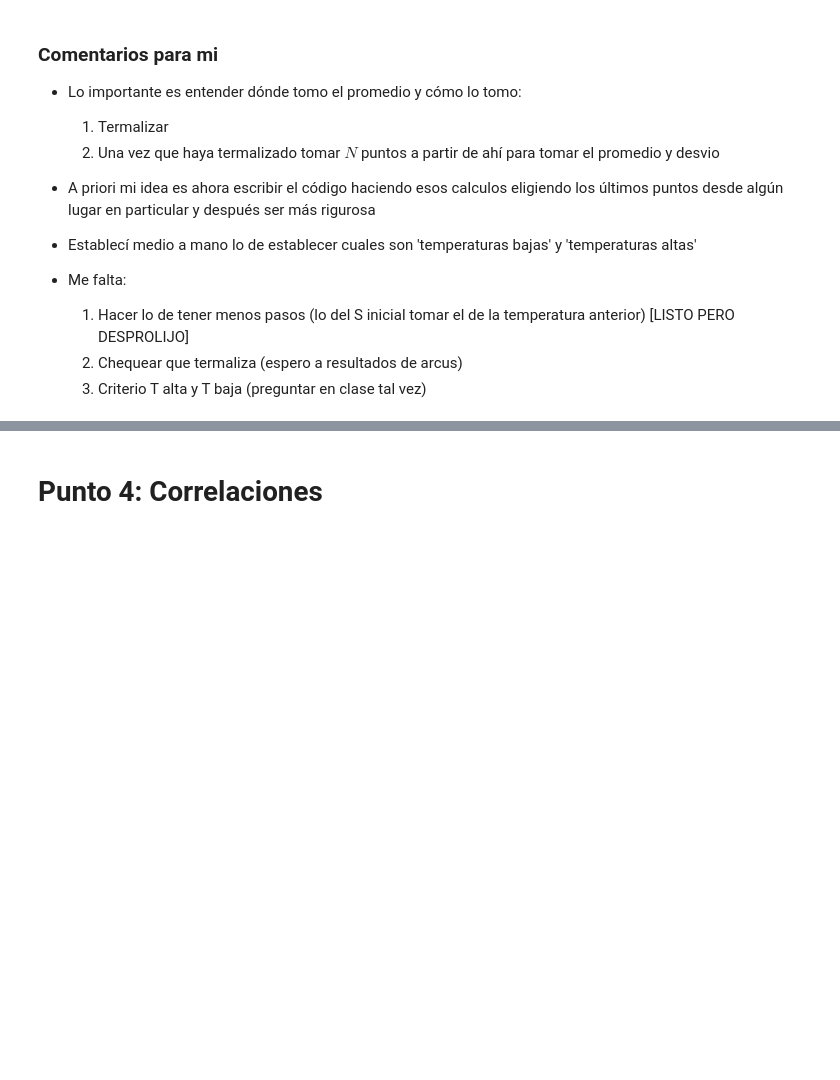
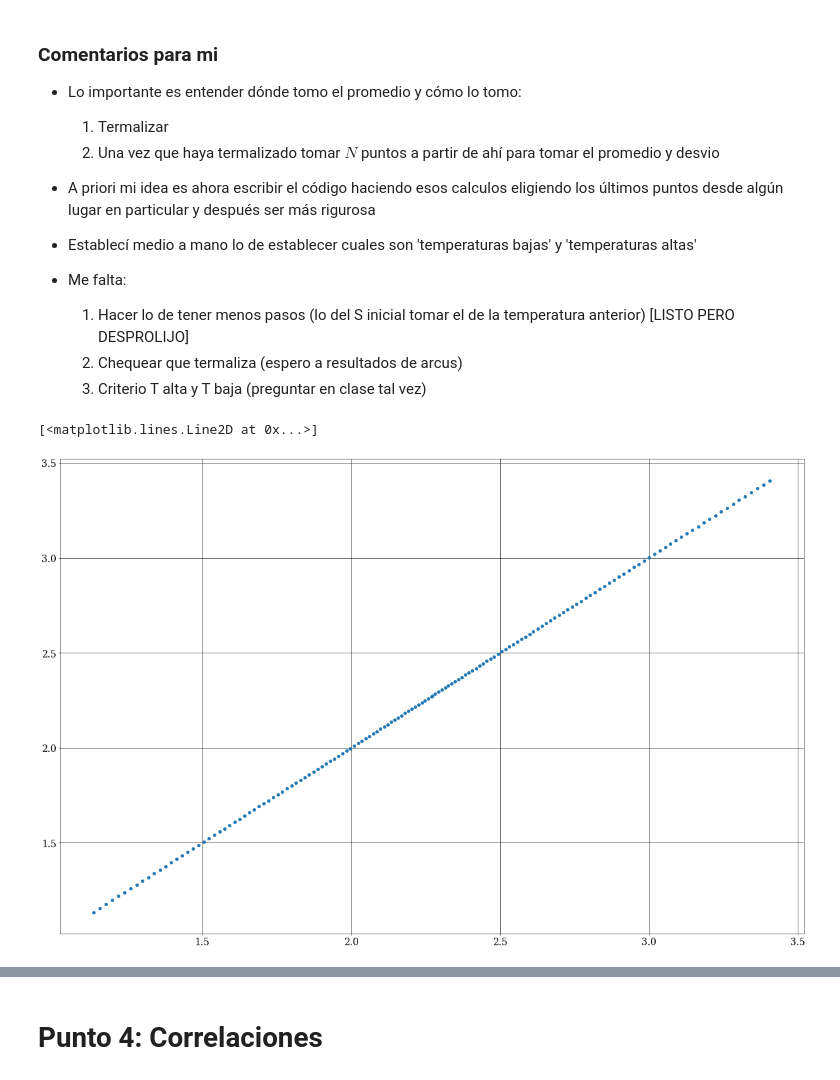
Before and after one commit to Lermacto/ising-2d, a Jupyter notebook: ising.ipynb, the cells around one changed output, grey strips where cells are left out. Cells and saved outputs as stored; diff of their text form; code cells hidden in the pictures; blank space fills up the shorter version.

```diff
--- a/ising.ipynb
+++ b/ising.ipynb
@@ -202,2 +281,15 @@ def phase_transition(T, L, n_term, n_mean, T_threshold = 2.5, S0 = [np.ones((L,
+# %%
+from scipy import stats
+
+T_threshold = 2.27
+T1_arr = np.sort(T_threshold*(1-np.geomspace(0.5,1,75))) + .5*T_threshold
+T2_arr = np.sort(T_threshold*(np.geomspace(0.5,1,75) + 1.001)) - .5*T_threshold
+T_arr = np.append(T1_arr,T2_arr)
+plt.plot(T_arr,T_arr,'o')
+
+#Esto no es para nada óptimo pero funciona
+# %% [output]
+[<matplotlib.lines.Line2D at 0x...>]
+[figure, added]
 # %%
 #T_arr = np.linspace(1, 5, 20) #Todas las temperaturas normalizadas por k
```
Also changed, not shown: parts of 10 cells of this notebook.
